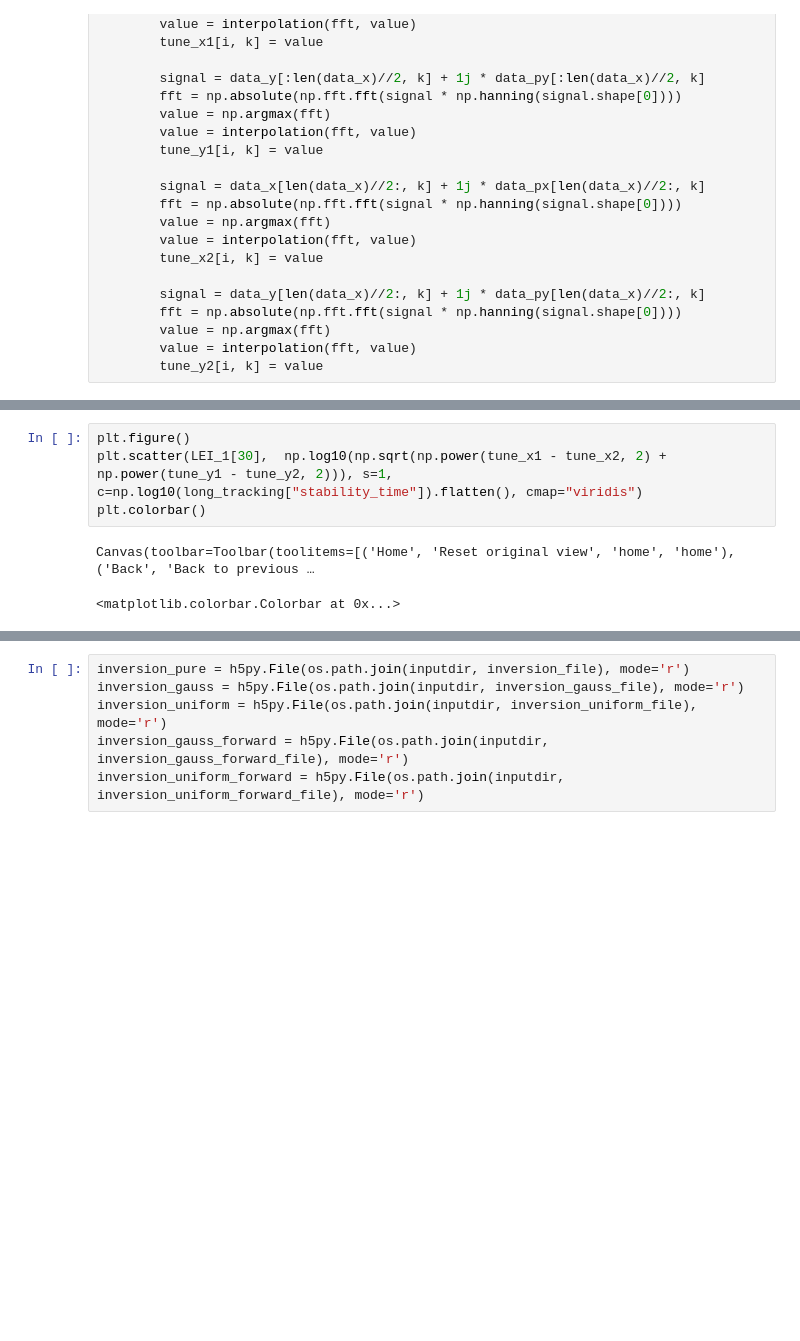
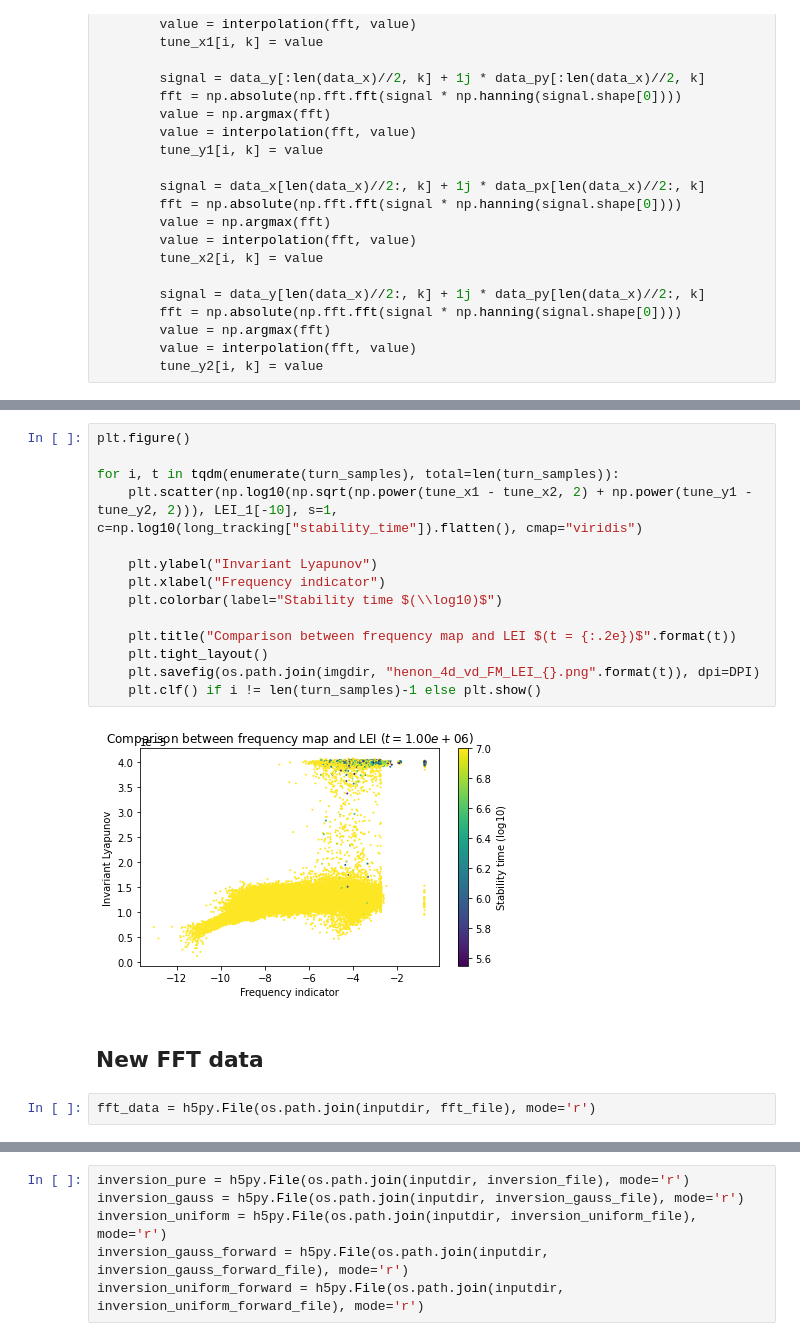
Before and after one commit to carlidel/dynamic_indicator_analysis, a Jupyter notebook: notebooks/first_analysis.ipynb, the cells around one changed output, grey strips where cells are left out. Cells and saved outputs as stored; diff of their text form; blank space fills up the shorter version.

```diff
--- a/notebooks/first_analysis.ipynb
+++ b/notebooks/first_analysis.ipynb
@@ -386,7 +611,20 @@ Canvas(toolbar=Toolbar(toolitems=[('Home', 'Reset original view', 'home', 'home'
 # %%
 plt.figure()
-plt.scatter(LEI_1[30],  np.log10(np.sqrt(np.power(tune_x1 - tune_x2, 2) + np.power(tune_y1 - tune_y2, 2))), s=1, c=np.log10(long_tracking["stability_time"]).flatten(), cmap="viridis")
-plt.colorbar()
+
+for i, t in tqdm(enumerate(turn_samples), total=len(turn_samples)):
+    plt.scatter(np.log10(np.sqrt(np.power(tune_x1 - tune_x2, 2) + np.power(tune_y1 - tune_y2, 2))), LEI_1[-10], s=1, c=np.log10(long_tracking["stability_time"]).flatten(), cmap="viridis")
+
+    plt.ylabel("Invariant Lyapunov")
+    plt.xlabel("Frequency indicator")
+    plt.colorbar(label="Stability time $(\\log10)$")
+
+    plt.title("Comparison between frequency map and LEI $(t = {:.2e})$".format(t))
+    plt.tight_layout()
+    plt.savefig(os.path.join(imgdir, "henon_4d_vd_FM_LEI_{}.png".format(t)), dpi=DPI)
+    plt.clf() if i != len(turn_samples)-1 else plt.show()
 # %% [output]
-Canvas(toolbar=Toolbar(toolitems=[('Home', 'Reset original view', 'home', 'home'), ('Back', 'Back to previous …
-<matplotlib.colorbar.Colorbar at 0x...>
+[figure, added]
+# %% [markdown]
+## New FFT data
+# %%
+fft_data = h5py.File(os.path.join(inputdir, fft_file), mode='r')
```
Also changed, not shown: parts of 69 cells of this notebook, 7 other files.
